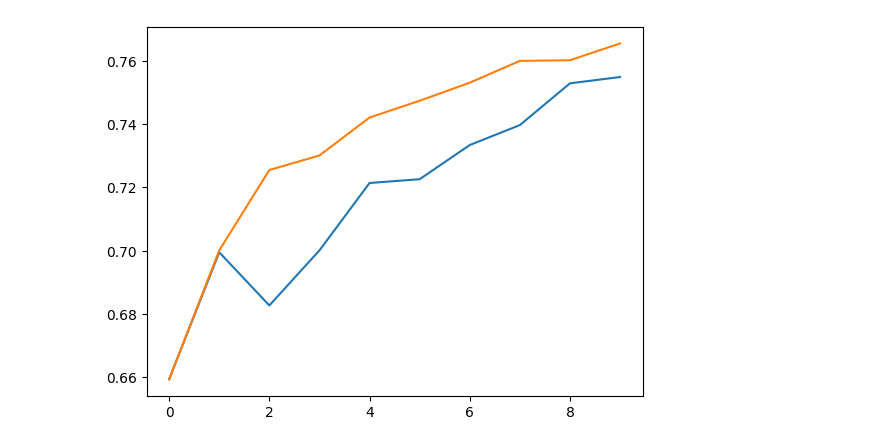
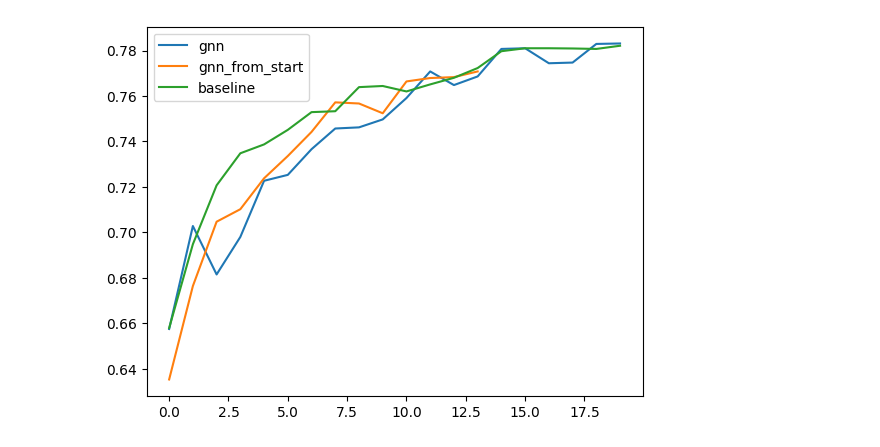
Before and after one commit to paolo-gajo/EfficientSDP, a Jupyter notebook: plot.ipynb, the cells around one changed output. Cells and saved outputs as stored; diff of their text form; code cells hidden in the pictures.

Commit message:
gat parser experiments

```diff
--- a/plot.ipynb
+++ b/plot.ipynb
@@ -1,15 +3,19 @@
 # %%
 import pandas as pd
 import matplotlib.pyplot as plt
 
-filename_gnn = './results_gnn_1000/freeze_encoder_1/arc_predattn/tagger_rnn_0/parser_rnn_0_lstm_l0_h400/data=scidtb/parser_type_gat_unbatched_3_mlp_500/arc_norm_1/use_lora_0/tag_embedding_type_linear/bert-base-uncased_2025-05-23--08:09:36_seed_0/test_results_series.json'
-filename_baseline = './results_gnn_1000/freeze_encoder_1/arc_predattn/tagger_rnn_0/parser_rnn_0_lstm_l0_h400/data=scidtb/parser_type_gat_unbatched_0_mlp_500/arc_norm_1/use_lora_0/tag_embedding_type_linear/bert-base-uncased_2025-05-23--08:51:56_seed_0/test_results_series.json'
+filename_gnn = './results_usegnn_1000/freeze_encoder_1/arc_predattn/tagger_rnn_0/parser_rnn_0_lstm_l0_h400/data=scidtb/parser_type_gat_unbatched_3_mlp_500/arc_norm_1/use_lora_0/tag_embedding_type_linear/bert-base-uncased_2025-05-23--13:05:55_seed_0/test_results_series.json'
+filename_baseline = './results_usegnn_1000/freeze_encoder_1/arc_predattn/tagger_rnn_0/parser_rnn_0_lstm_l0_h400/data=scidtb/parser_type_gat_unbatched_0_mlp_500/arc_norm_1/use_lora_0/tag_embedding_type_linear/bert-base-uncased_2025-05-23--14:42:24_seed_0/test_results_series.json'
 df_gnn = pd.read_json(filename_gnn)
+df_gnn_from_start = pd.DataFrame(gnn_from_start_list)
 f1_gnn = [el['F1'] for el in df_gnn['parser_labeled_results']]
+f1_gnn_from_start = [el['F1'] for el in df_gnn_from_start['parser_labeled_results']]
 df_baseline = pd.read_json(filename_baseline)
 f1_baseline = [el['F1'] for el in df_baseline['parser_labeled_results']]
 plt.plot(f1_gnn, label = 'gnn')
+plt.plot(f1_gnn_from_start, label = 'gnn_from_start')
 plt.plot(f1_baseline, label = 'baseline')
+plt.legend()
 plt.show()
 # %% [output]
-[figure, old version]
+[figure, new version]
```
Also changed, not shown: parts of 1 cell of this notebook, 5 other files.
